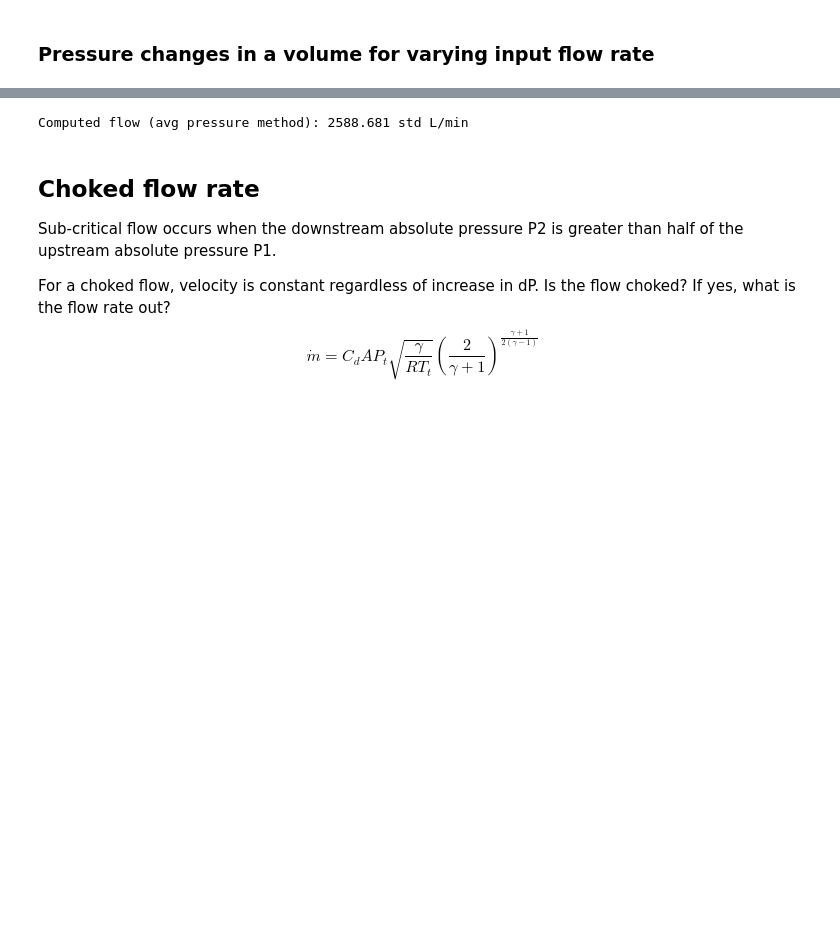
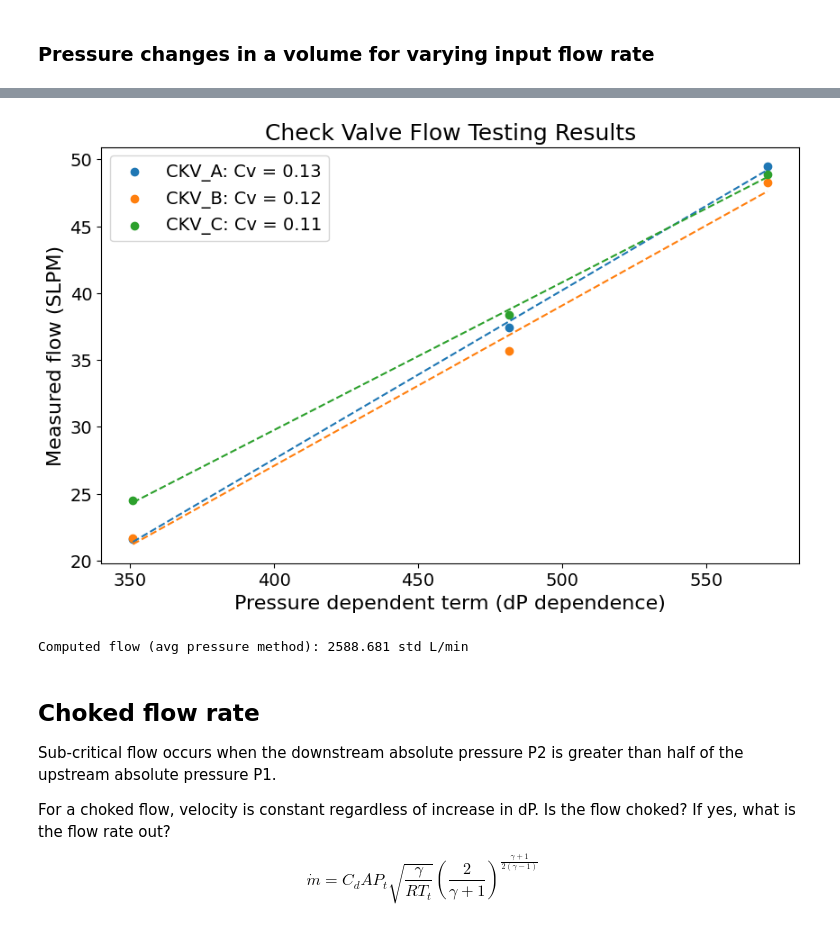
Before and after one commit to ncail/fluid-dyanamics, a Jupyter notebook: fluid_dynamics_equations.ipynb, the cells around one changed output, grey strips where cells are left out. Cells and saved outputs as stored; diff of their text form; code cells hidden in the pictures; blank space fills up the shorter version.

Commit message:
check vlave coefficients linear fitting

```diff
--- a/fluid_dynamics_equations.ipynb
+++ b/fluid_dynamics_equations.ipynb
@@ -191,14 +210,15 @@ def std_sub_critical_gas_flow(
     Assumes flow is sub-critical (not choked) and ideal gas behavior (gas not too compressed).
 
     Parameters:
-    Cv       : Valve flow coefficient (litres per min of water per 1 psi drop)
+    Cv       : Valve flow coefficient (unitless)
     P1_psi   : Inlet pressure (psia)
     P2_psi   : Outlet pressure (psia)
     T_C      : Temperature in Celsius
     G        : Specific gravity of gas (default for N2 = 0.967)
 
     Returns:
-    Q_stdLmin : Flow rate in SCFH (standard cubic feet per hour)
+    Q_scfh : Flow rate in SCFH (standard cubic feet per hour)
+    dP_dependence : The term dependent on pressure drop, useful for plotting flow vs pressure drop
     """
     # Convert temperature to Rankine (absolute scale for Fahrenheit)
     T_R = (T_C + 273.15) * 1.8
@@ -210,12 +230,15 @@ def std_sub_critical_gas_flow(
     if dP <= 0:
         return 0  # No flow if backpressure is too high
 
+    # Return term dependent on dP for convenience in plotting flow vs pressure drop
+    dP_dependence = 1360 * (dP / (G * T_R))**0.5 * P_avg**0.5
+
     # Flow in SCFH
     # Note: 1360 comes from Hours to seconds, Pounds to ounces, Gas constants, Standard atmospheric pressure constants.
     # Also, fluid velocity is proportional to the square root of the pressure drop over the average pressure.
-    Q_scfh = 1360 * Cv * (dP / (G * T_R))**0.5 * P_avg**0.5
+    Q_scfh = Cv * dP_dependence
 
-    return Q_scfh
+    return Q_scfh, dP_dependence
 # %% [markdown]
 ## Analysis
 # %% [markdown]
@@ -295,9 +337,42 @@ plt.show()
 # %%
-# Calculate how much max flow you get out of the check valve with flow coefficient for a given cracking pressure
-# Cracking presssure = P2_psi - P1_psi = 0.1 psi
-flow = std_sub_critical_gas_flow(Cv=68, P1_psi=18, P2_psi=17.9, T_C=20) * scfh_to_lpm
-print(f"Computed flow (avg pressure method): {flow:.3f} std L/min")
+# Calculate check valve flow coefficient based on results from check valve (CKV) flow testing.
+# Results
+set_dP = [2, 4, 6]
+measured_flows = {      # SLPM
+    "CKV_A": [21.6, 37.4, 49.5],
+    "CKV_B": [21.7, 35.7, 48.3],
+    "CKV_C": [24.5, 38.4, 48.9]
+}
+
+plt.figure(figsize=(10, 6))
+for valve, flows in measured_flows.items():
+    # Fit a line to the measured flows vs pressure terms caluclated by eqn for subcritical gas (using set dPs), to find the slope (Cv)
+    dp_dependents = [std_sub_critical_gas_flow(Cv=1, P1_psi=18, P2_psi=18-dp, T_C=20)[1] for dp in set_dP]
+
+    coeffs = np.polyfit(dp_dependents, flows, 1)  # Linear
+    # print(f"coeffs: {coeffs}")
+    Cv = coeffs[0]
+
+    # Plot the measured flows vs the pressure dependent term, and the fitted line.
+    plt.scatter(dp_dependents, flows, marker='o', label=f"{valve}: Cv = {Cv:.2f}")
+
+    plt.plot(dp_dependents, np.poly1d(coeffs)(dp_dependents), linestyle='--')
+plt.xlabel("Pressure dependent term (dP dependence)", fontsize=16)
+plt.ylabel("Measured flow (SLPM)", fontsize=16)
+plt.title("Check Valve Flow Testing Results", fontsize=18)
+plt.legend()
+plt.show()
+
+# Compare measured to predicted using extracted Cv values for each valve.
+# Calculate how much max flow you get out of the check valve with flow coefficient for a given differential pressure
+# Example calculation: flow rate at cracking pressure = P2_psi - P1_psi = 0.1 psi.
+# For a pressure drop from testing flow rate with dewar set psig, P1 is atmospheric pressure (14.7 psi) and P2 is dewar pressure.
+flow, dp_dependent_term = std_sub_critical_gas_flow(Cv=68, P1_psi=18, P2_psi=17.9, T_C=20)
+flow_lpm = flow * scfh_to_lpm
+
+print(f"Computed flow (avg pressure method): {flow_lpm:.3f} std L/min")
 # %% [output]
+[figure, added]
 Computed flow (avg pressure method): 2588.681 std L/min
 # %% [markdown]
 ## Choked flow rate
```
Also changed, not shown: parts of 8 cells of this notebook.
